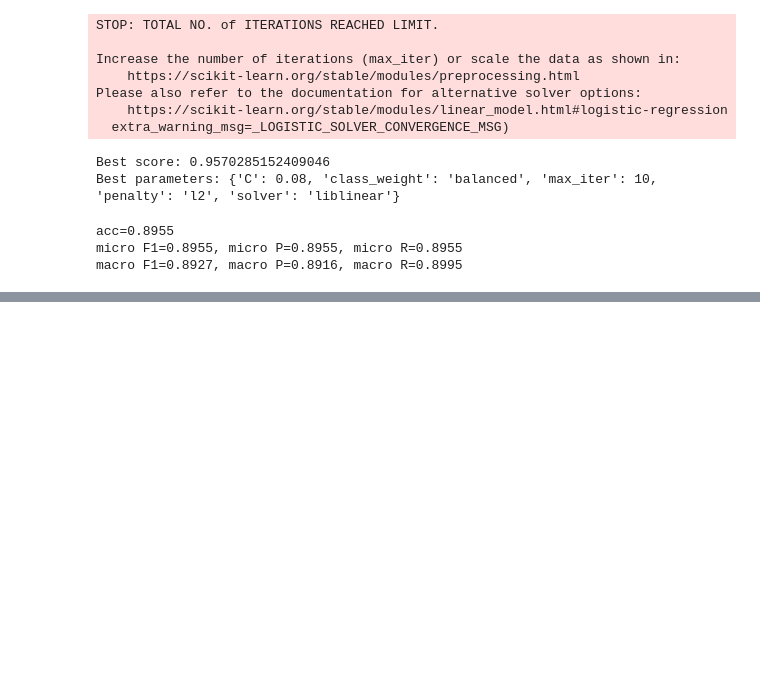
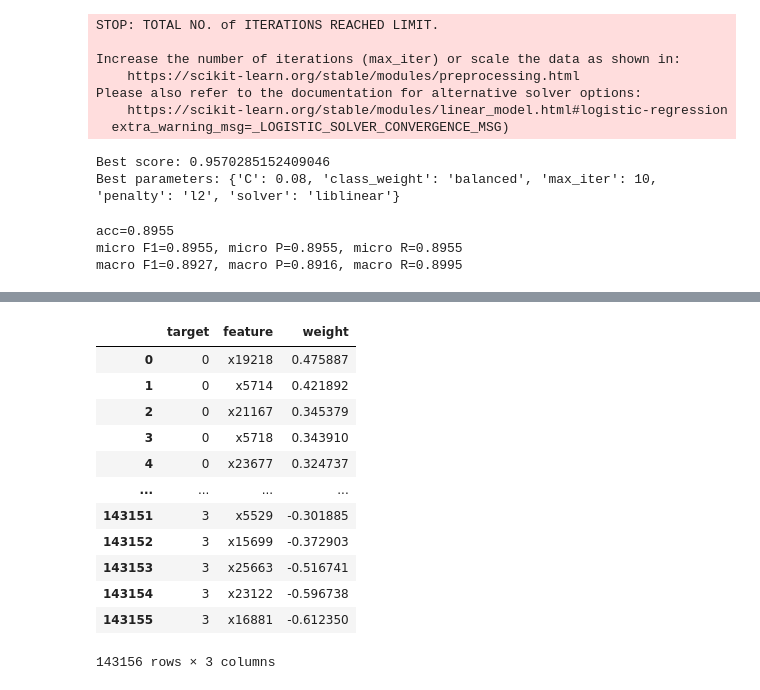
Before and after one commit to DmitryKutsev/ml_hw, a Jupyter notebook: hw3.ipynb, the cells around one changed output, grey strips where cells are left out. Cells and saved outputs as stored; diff of their text form; code cells hidden in the pictures; blank space fills up the shorter version.

```diff
--- a/hw3.ipynb
+++ b/hw3.ipynb
@@ -248,0 +266,16 @@ eli5.formatters.as_dataframe.explain_weights_df(chosen_tree)
+# %%
+eli5.formatters.as_dataframe.explain_weights_df(chosen_lr)
+# %% [output]
+|  | target | feature | weight |
+| 0 | 0 | x19218 | 0.475887 |
+| 1 | 0 | x5714 | 0.421892 |
+| 2 | 0 | x21167 | 0.345379 |
+| 3 | 0 | x5718 | 0.343910 |
+| 4 | 0 | x23677 | 0.324737 |
+| ... | ... | ... | ... |
+| 143151 | 3 | x5529 | -0.301885 |
+| 143152 | 3 | x15699 | -0.372903 |
+| 143153 | 3 | x25663 | -0.516741 |
+| 143154 | 3 | x23122 | -0.596738 |
+| 143155 | 3 | x16881 | -0.612350 |
+143156 rows × 3 columns
```
Also changed, not shown: parts of 22 cells of this notebook.
